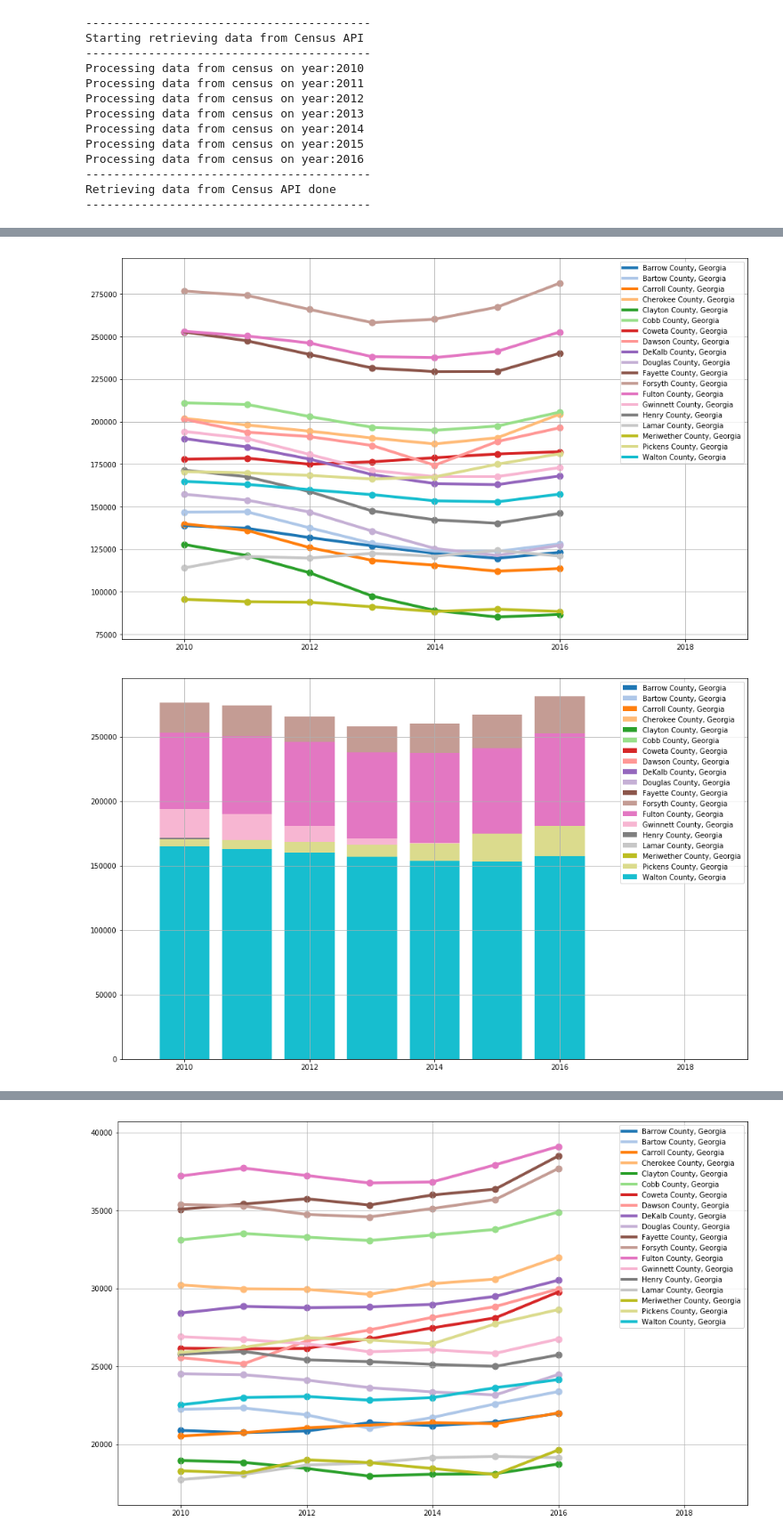
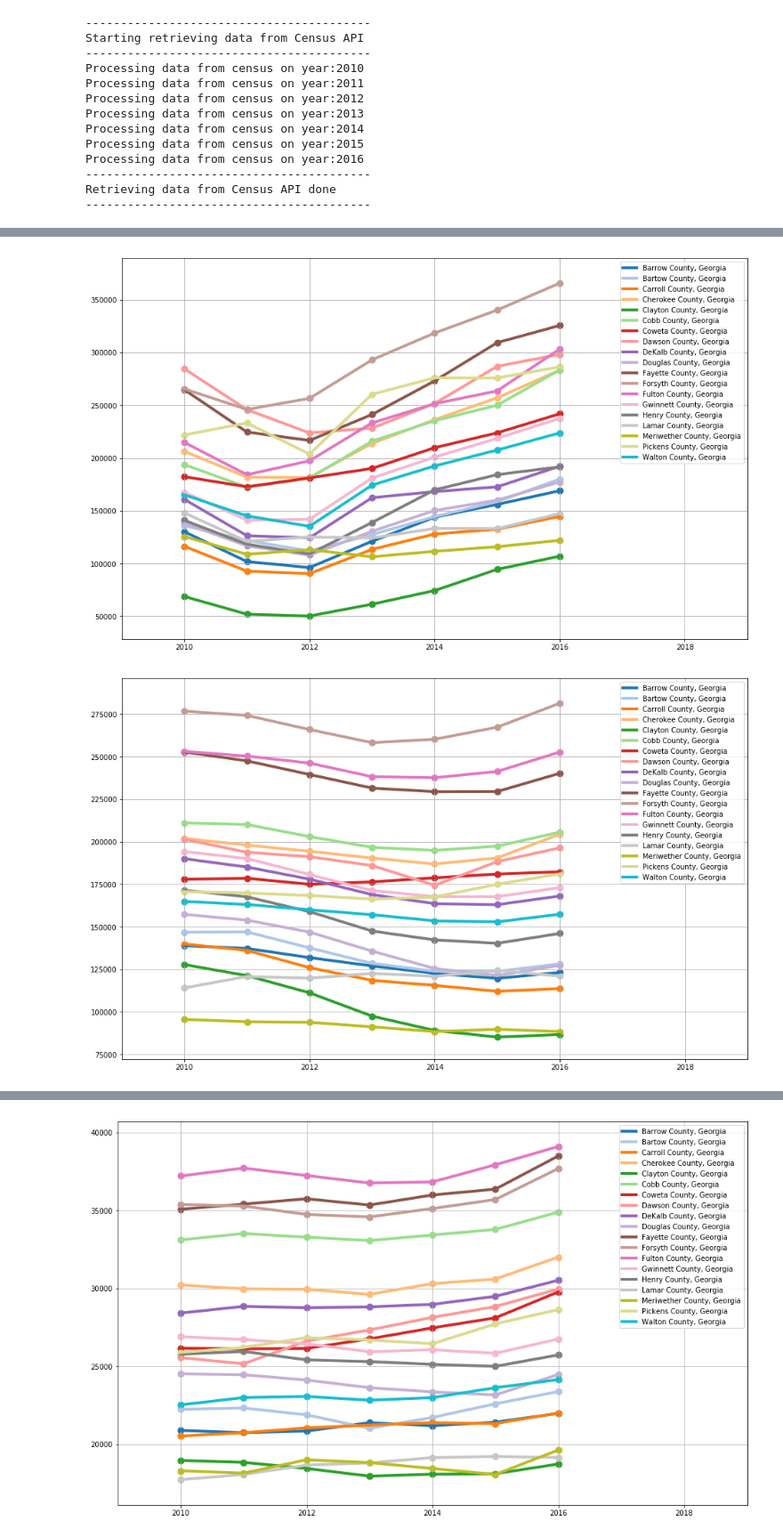
Before and after one commit to ricleongo/HousePricePredict, a Jupyter notebook: data_exploration.ipynb, the cells around one changed output, grey strips where cells are left out. Shown at 89% size. Saved outputs shown, nothing was run; the diff lists cells and outputs as text; code cells hidden in the pictures.

Commit message:
Merging both tables and Zillow and Census

```diff
--- a/data_exploration.ipynb
+++ b/data_exploration.ipynb
@@ -129,7 +94,7 @@ Retrieving data from Census API done
 # %%
 census_data = get_merged_data(array_census_data, ['Name', 'State', 'MunicipalCodeFIPS'])
 
-census_data.drop(columns="State")
+census_data.drop(columns="State", inplace=True)
 
 census_data.set_index(["MunicipalCodeFIPS", "Name"], inplace=True)
 
@@ -145,0 +146,11 @@ census_data.head()
+# %%
+census_data_reset = census_data.reset_index()
+census_data_reset["MunicipalCodeFIPS"] = census_data_reset["MunicipalCodeFIPS"].astype("l")
+
+metro_atlanta_data_reset = metro_atlanta_data.reset_index()
+
+zillow_census_data = pd.merge(census_data_reset, metro_atlanta_data_reset, how="outer", left_on="MunicipalCodeFIPS", right_on="MunicipalCodeFIPS")
+
+zillow_census_data.set_index(["MunicipalCodeFIPS", "Name"], inplace=True)
+
+zillow_census_data.head()
@@ -146,5 +166,18 @@ census_data.head()
+# %%
+value_housing = zillow_census_data[['Zillow Median Value Housing 2010',
+             'Zillow Median Value Housing 2011',
+             'Zillow Median Value Housing 2012',
+             'Zillow Median Value Housing 2013',
+             'Zillow Median Value Housing 2014',
+             'Zillow Median Value Housing 2015',
+             'Zillow Median Value Housing 2016'
+            ]].astype('float')
+
+print_plot(value_housing, years, (2009, 2019))
+# %% [output]
+[figure, added]
 # %%
-value_housing = census_data[['Median Value Housing Units 2010',
+value_housing = zillow_census_data[['Median Value Housing Units 2010',
              'Median Value Housing Units 2011',
              'Median Value Housing Units 2012',
              'Median Value Housing Units 2013',
@@ -154,7 +187,5 @@ value_housing = census_data[['Median Value Housing Units 2010',
             ]].astype('float')
 
 print_plot(value_housing, years, (2009, 2019))
-print_bars(value_housing, years, (2009, 2019))
 # %% [output]
 [figure]
-[figure, removed]
```
Also changed, not shown: parts of 10 cells of this notebook, 1 other file.
